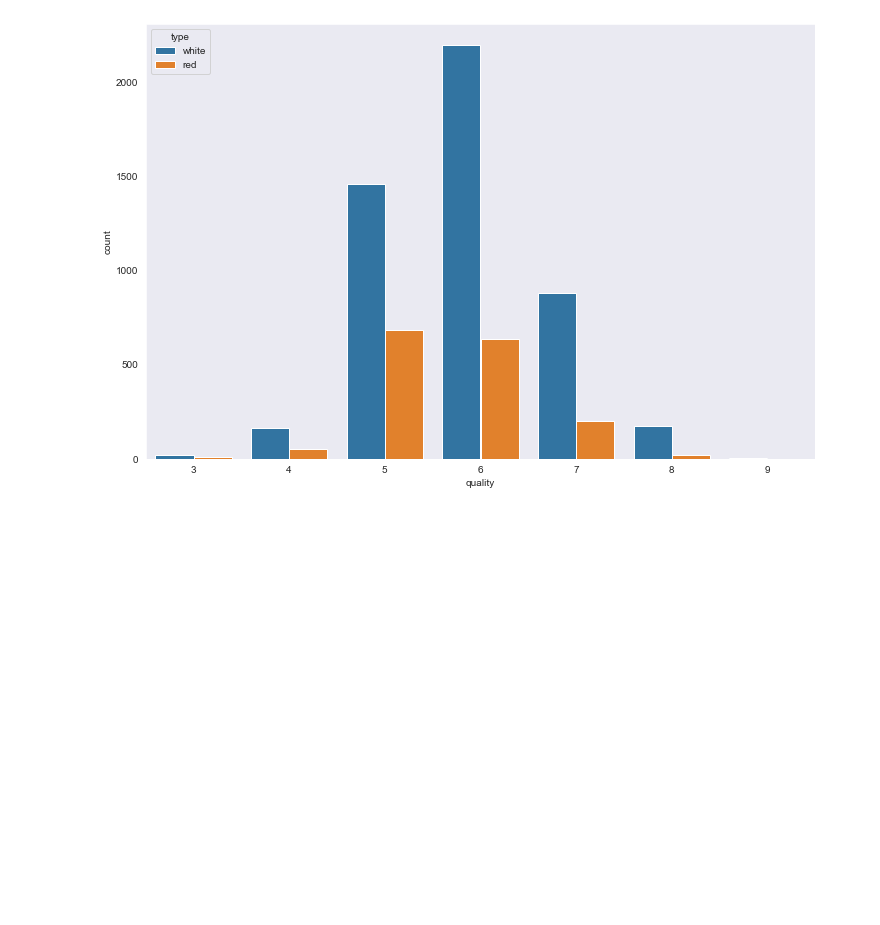
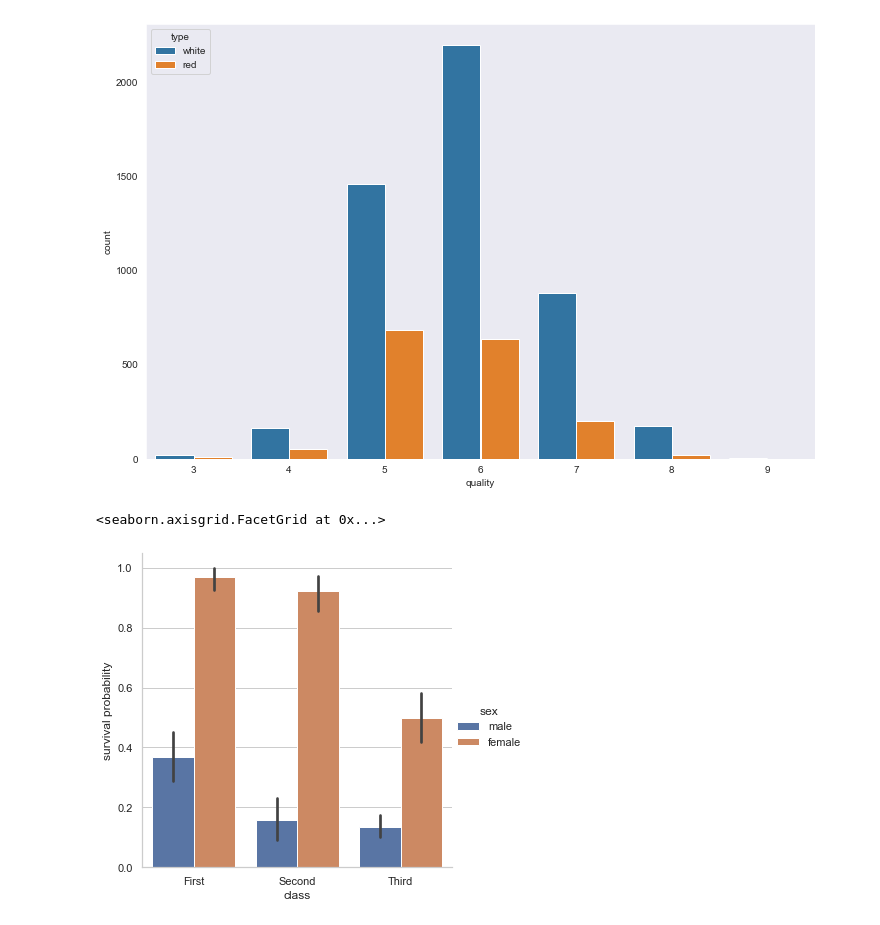
Before and after one commit to espSiyam/Data-Science--Analytics---AI-for-Business---the-Real-World-, a Jupyter notebook: 5.Statistics(Visualization)/1.Visualization.ipynb, the cells around one changed output. Saved outputs shown, nothing was run; the diff lists cells and outputs as text; code cells hidden in the pictures; blank space fills up the shorter version.

```diff
--- a/5.Statistics(Visualization)/1.Visualization.ipynb
+++ b/5.Statistics(Visualization)/1.Visualization.ipynb
@@ -215,3 +215,13 @@ sns.countplot(x='quality', data=df, hue='type')
 # %% [output]
 <AxesSubplot:xlabel='quality', ylabel='count'>
 [figure]
+# %%
+# Titanic Example
+
+titanic = sns.load_dataset("titanic")
+
+g=sns.catplot(x='class', y='survived', hue='sex', data=titanic, kind='bar')
+g.set_ylabels("survival probability")
+# %% [output]
+<seaborn.axisgrid.FacetGrid at 0x...>
+[figure, added]
```
Also changed, not shown: parts of 2 cells of this notebook.
